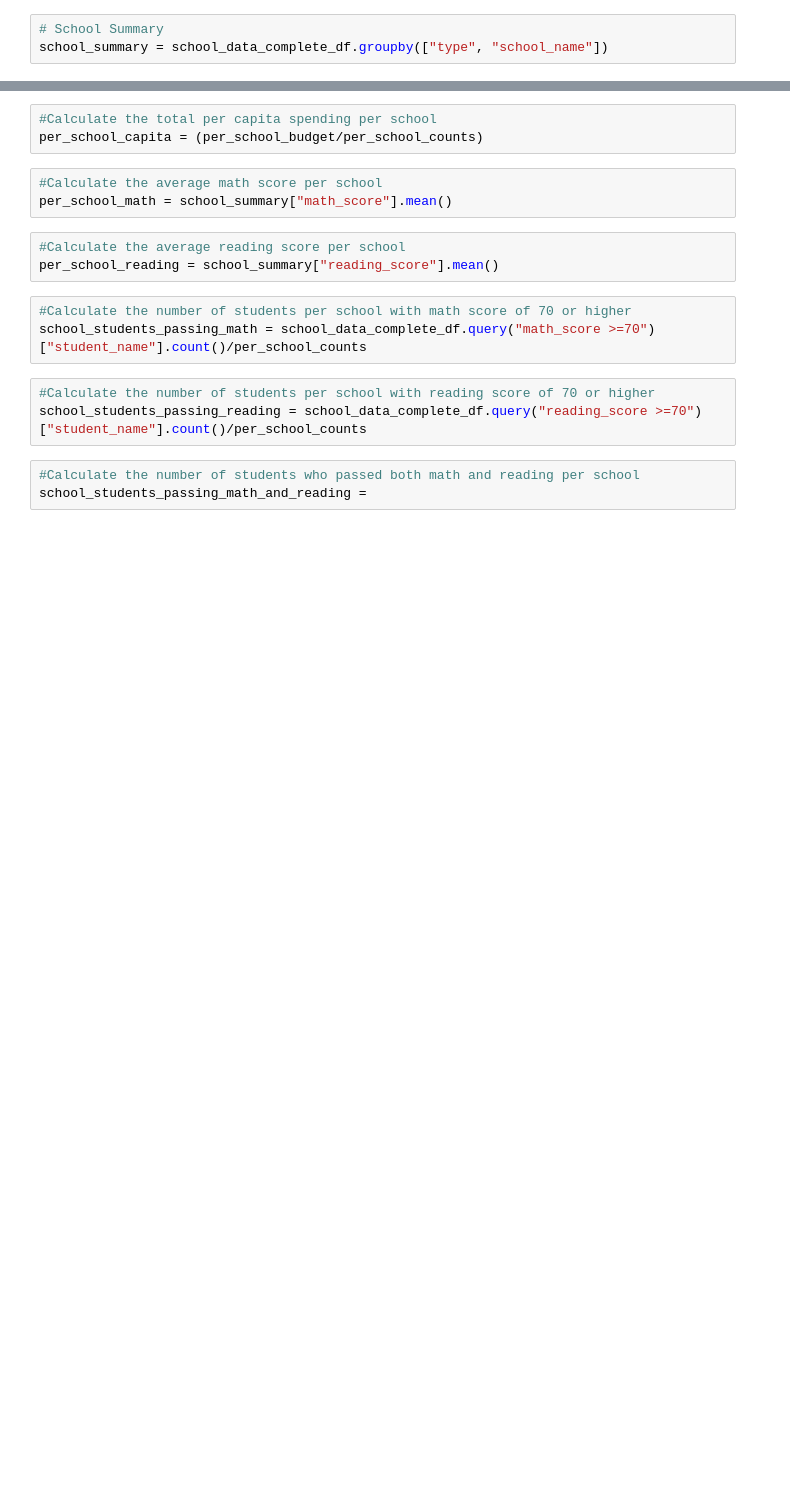
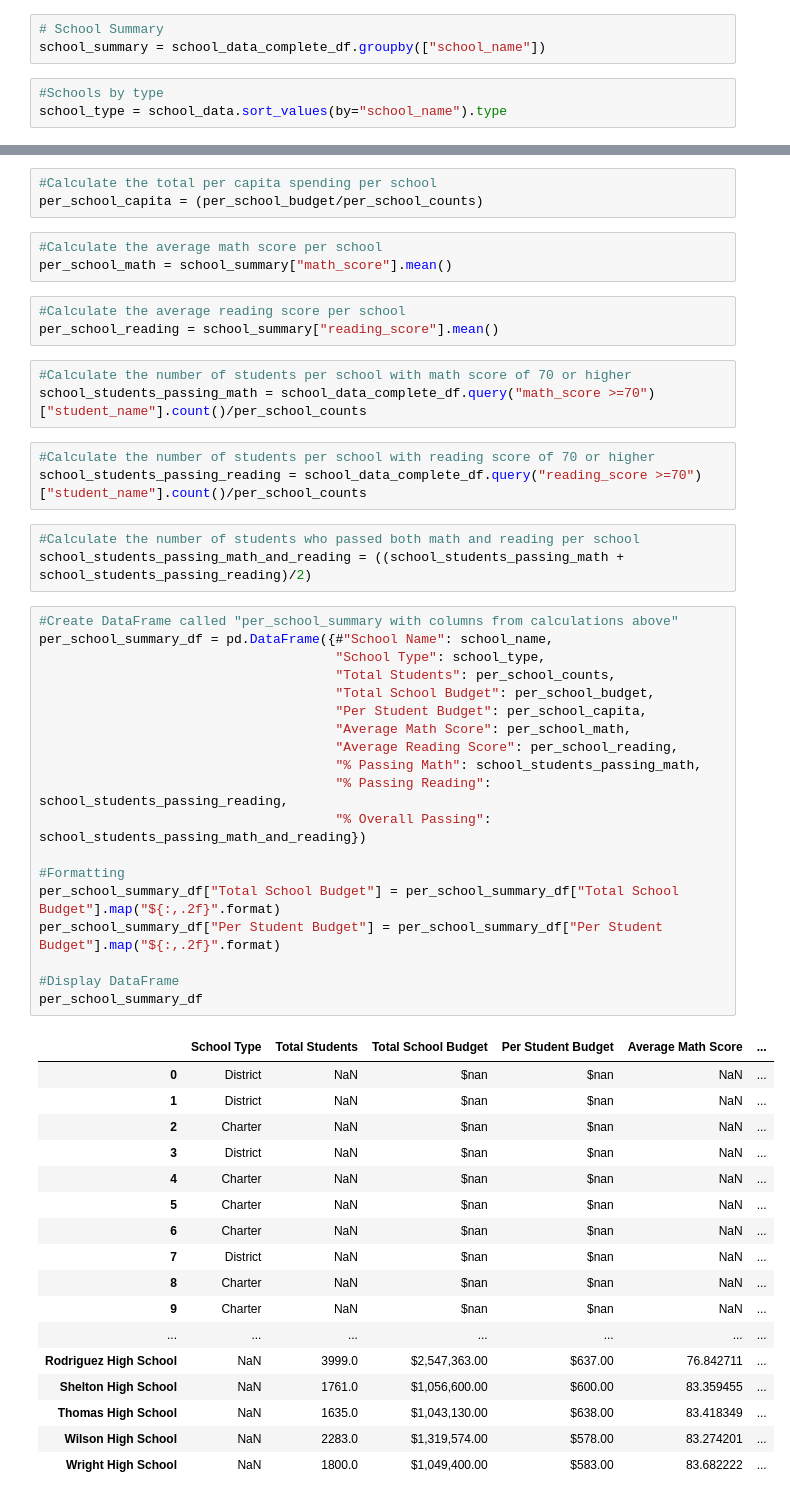
Before and after one commit to mtkrebs87/pandas_challenge, a Jupyter notebook: PyCitySchools/PyCitySchools.ipynb, the cells around one changed output, grey strips where cells are left out. Cells and saved outputs as stored; diff of their text form; blank space fills up the shorter version.

```diff
--- a/PyCitySchools/PyCitySchools.ipynb
+++ b/PyCitySchools/PyCitySchools.ipynb
@@ -112,3 +114,6 @@ district_summary_df
 # %%
 # School Summary
-school_summary = school_data_complete_df.groupby(["type", "school_name"])
+school_summary = school_data_complete_df.groupby(["school_name"])
+# %%
+#Schools by type
+school_type = school_data.sort_values(by="school_name").type
@@ -135,4 +143,41 @@ school_students_passing_math = school_data_complete_df.query("math_score >=70")[
 school_students_passing_reading = school_data_complete_df.query("reading_score >=70")["student_name"].count()/per_school_counts
 # %%
 #Calculate the number of students who passed both math and reading per school
-school_students_passing_math_and_reading =
+school_students_passing_math_and_reading = ((school_students_passing_math + school_students_passing_reading)/2)
+# %%
+#Create DataFrame called "per_school_summary with columns from calculations above"
+per_school_summary_df = pd.DataFrame({#"School Name": school_name,
+                                      "School Type": school_type,
+                                      "Total Students": per_school_counts,
+                                      "Total School Budget": per_school_budget,
+                                      "Per Student Budget": per_school_capita,
+                                      "Average Math Score": per_school_math,
+                                      "Average Reading Score": per_school_reading,
+                                      "% Passing Math": school_students_passing_math,
+                                      "% Passing Reading": school_students_passing_reading,
+                                      "% Overall Passing": school_students_passing_math_and_reading})
+
+#Formatting
+per_school_summary_df["Total School Budget"] = per_school_summary_df["Total School Budget"].map("${:,.2f}".format)
+per_school_summary_df["Per Student Budget"] = per_school_summary_df["Per Student Budget"].map("${:,.2f}".format)
+
+#Display DataFrame
+per_school_summary_df
+# %% [output]
+|  | School Type | Total Students | Total School Budget | Per Student Budget | Average Math Score | ... |
+| 0 | District | NaN | $nan | $nan | NaN | ... |
+| 1 | District | NaN | $nan | $nan | NaN | ... |
+| 2 | Charter | NaN | $nan | $nan | NaN | ... |
+| 3 | District | NaN | $nan | $nan | NaN | ... |
+| 4 | Charter | NaN | $nan | $nan | NaN | ... |
+| 5 | Charter | NaN | $nan | $nan | NaN | ... |
+| 6 | Charter | NaN | $nan | $nan | NaN | ... |
+| 7 | District | NaN | $nan | $nan | NaN | ... |
+| 8 | Charter | NaN | $nan | $nan | NaN | ... |
+| 9 | Charter | NaN | $nan | $nan | NaN | ... |
+| ... | ... | ... | ... | ... | ... | ... |
+| Rodriguez High School | NaN | 3999.0 | $2,547,363.00 | $637.00 | 76.842711 | ... |
+| Shelton High School | NaN | 1761.0 | $1,056,600.00 | $600.00 | 83.359455 | ... |
+| Thomas High School | NaN | 1635.0 | $1,043,130.00 | $638.00 | 83.418349 | ... |
+| Wilson High School | NaN | 2283.0 | $1,319,574.00 | $578.00 | 83.274201 | ... |
+| Wright High School | NaN | 1800.0 | $1,049,400.00 | $583.00 | 83.682222 | ... |
```
Also changed, not shown: parts of 14 cells of this notebook.
